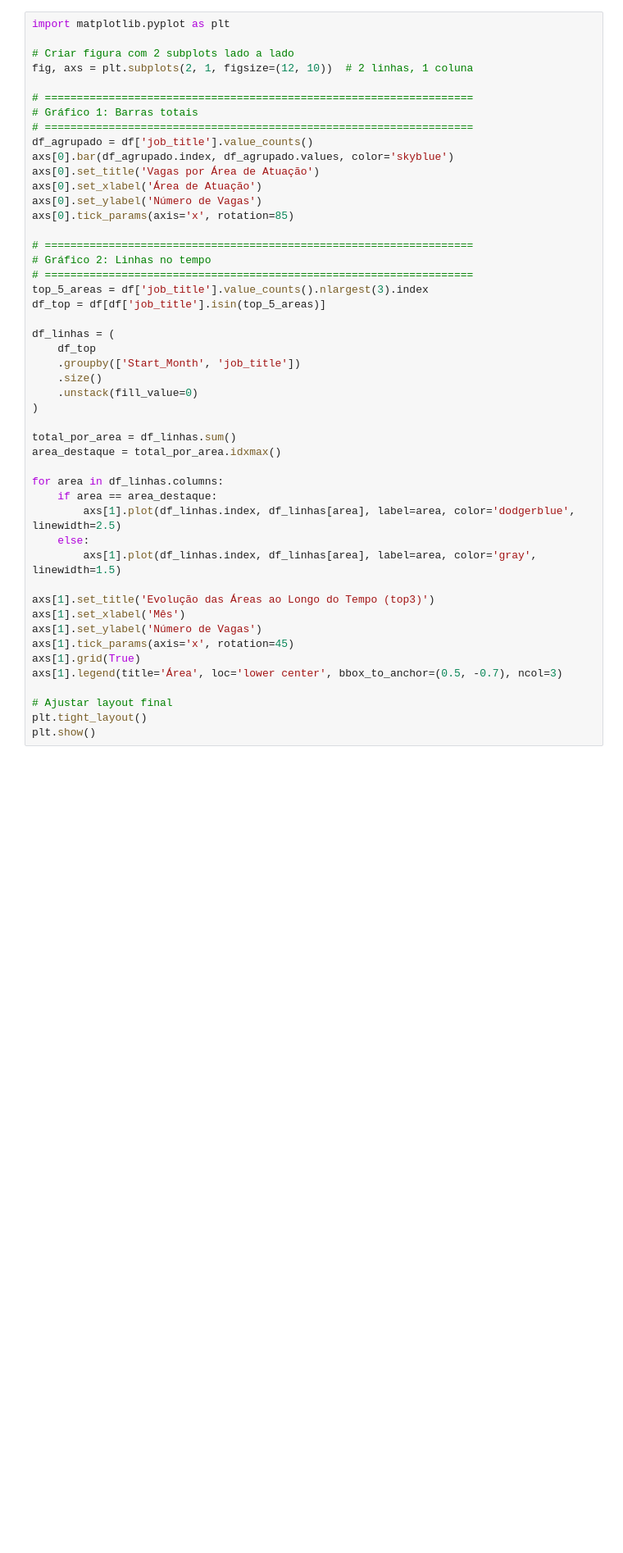
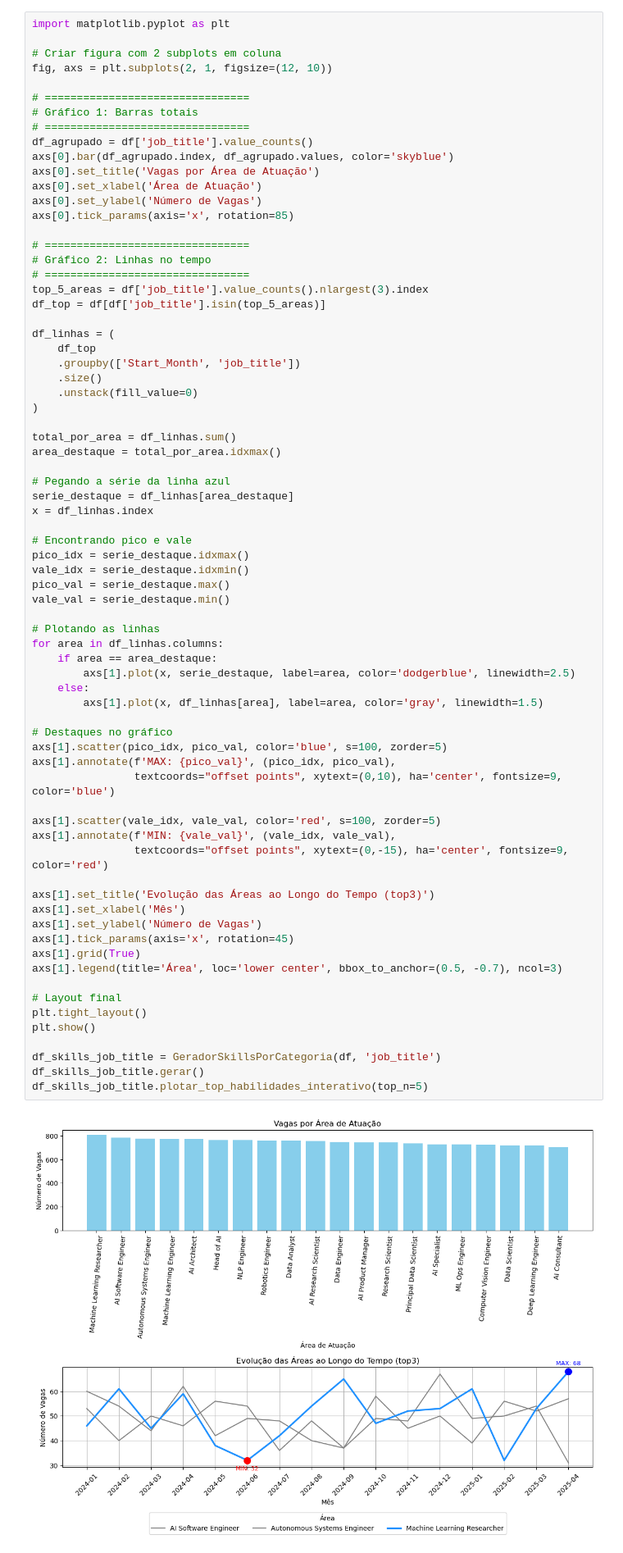
Before and after one commit to Cavalheiro93/mvp-data-analyst-global-ai-market, a Jupyter notebook: Projeto_MVP.ipynb, the cells around one changed output. Shown: that part at 82% size. Cells and saved outputs as stored; diff of their text form; blank space fills up the shorter version.

```diff
--- a/Projeto_MVP.ipynb
+++ b/Projeto_MVP.ipynb
@@ -393,12 +507,12 @@ Agora que exploramos bem o nosso Conjunto de Dados, vamos tentar obter insights
 # %%
 import matplotlib.pyplot as plt
 
-# Criar figura com 2 subplots lado a lado
-fig, axs = plt.subplots(2, 1, figsize=(12, 10))  # 2 linhas, 1 coluna
+# Criar figura com 2 subplots em coluna
+fig, axs = plt.subplots(2, 1, figsize=(12, 10))
 
-# ===================================================================
+# ================================
 # Gráfico 1: Barras totais
-# ===================================================================
+# ================================
 df_agrupado = df['job_title'].value_counts()
 axs[0].bar(df_agrupado.index, df_agrupado.values, color='skyblue')
 axs[0].set_title('Vagas por Área de Atuação')
@@ -406,35 +520,61 @@ axs[0].set_xlabel('Área de Atuação')
 axs[0].set_ylabel('Número de Vagas')
 axs[0].tick_params(axis='x', rotation=85)
 
-# ===================================================================
+# ================================
 # Gráfico 2: Linhas no tempo
-# ===================================================================
+# ================================
 top_5_areas = df['job_title'].value_counts().nlargest(3).index
 df_top = df[df['job_title'].isin(top_5_areas)]
 
 df_linhas = (
     df_top
     .groupby(['Start_Month', 'job_title'])
     .size()
     .unstack(fill_value=0)
 )
 
 total_por_area = df_linhas.sum()
 area_destaque = total_por_area.idxmax()
 
+# Pegando a série da linha azul
+serie_destaque = df_linhas[area_destaque]
+x = df_linhas.index
+
+# Encontrando pico e vale
+pico_idx = serie_destaque.idxmax()
+vale_idx = serie_destaque.idxmin()
+pico_val = serie_destaque.max()
+vale_val = serie_destaque.min()
+
+# Plotando as linhas
 for area in df_linhas.columns:
     if area == area_destaque:
-        axs[1].plot(df_linhas.index, df_linhas[area], label=area, color='dodgerblue', linewidth=2.5)
+        axs[1].plot(x, serie_destaque, label=area, color='dodgerblue', linewidth=2.5)
     else:
-        axs[1].plot(df_linhas.index, df_linhas[area], label=area, color='gray', linewidth=1.5)
+        axs[1].plot(x, df_linhas[area], label=area, color='gray', linewidth=1.5)
+
+# Destaques no gráfico
+axs[1].scatter(pico_idx, pico_val, color='blue', s=100, zorder=5)
+axs[1].annotate(f'MAX: {pico_val}', (pico_idx, pico_val),
+                textcoords="offset points", xytext=(0,10), ha='center', fontsize=9, color='blue')
+
+axs[1].scatter(vale_idx, vale_val, color='red', s=100, zorder=5)
+axs[1].annotate(f'MIN: {vale_val}', (vale_idx, vale_val),
+                textcoords="offset points", xytext=(0,-15), ha='center', fontsize=9, color='red')
 
 axs[1].set_title('Evolução das Áreas ao Longo do Tempo (top3)')
 axs[1].set_xlabel('Mês')
 axs[1].set_ylabel('Número de Vagas')
 axs[1].tick_params(axis='x', rotation=45)
 axs[1].grid(True)
 axs[1].legend(title='Área', loc='lower center', bbox_to_anchor=(0.5, -0.7), ncol=3)
 
-# Ajustar layout final
+# Layout final
 plt.tight_layout()
 plt.show()
+
+df_skills_job_title = GeradorSkillsPorCategoria(df, 'job_title')
+df_skills_job_title.gerar()
+df_skills_job_title.plotar_top_habilidades_interativo(top_n=5)
+# %% [output]
+[figure, added]
```
Also changed, not shown: parts of 21 cells of this notebook, 1 other file.
